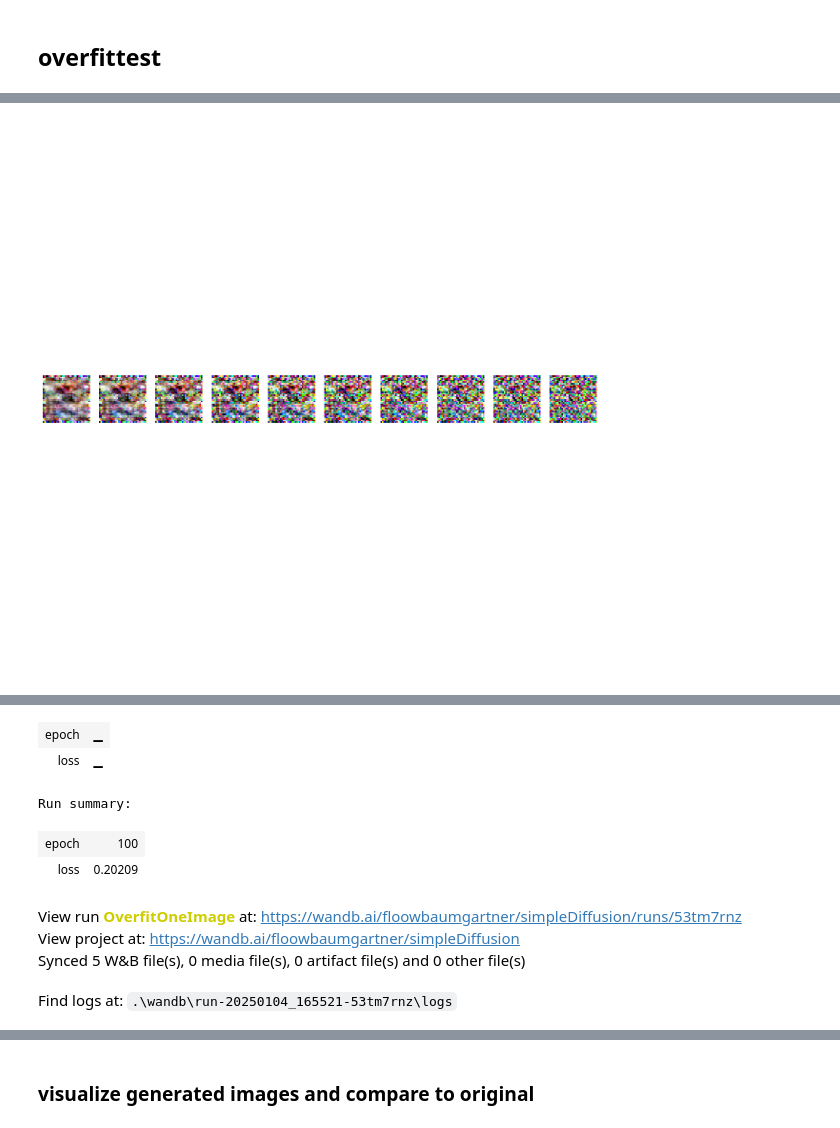
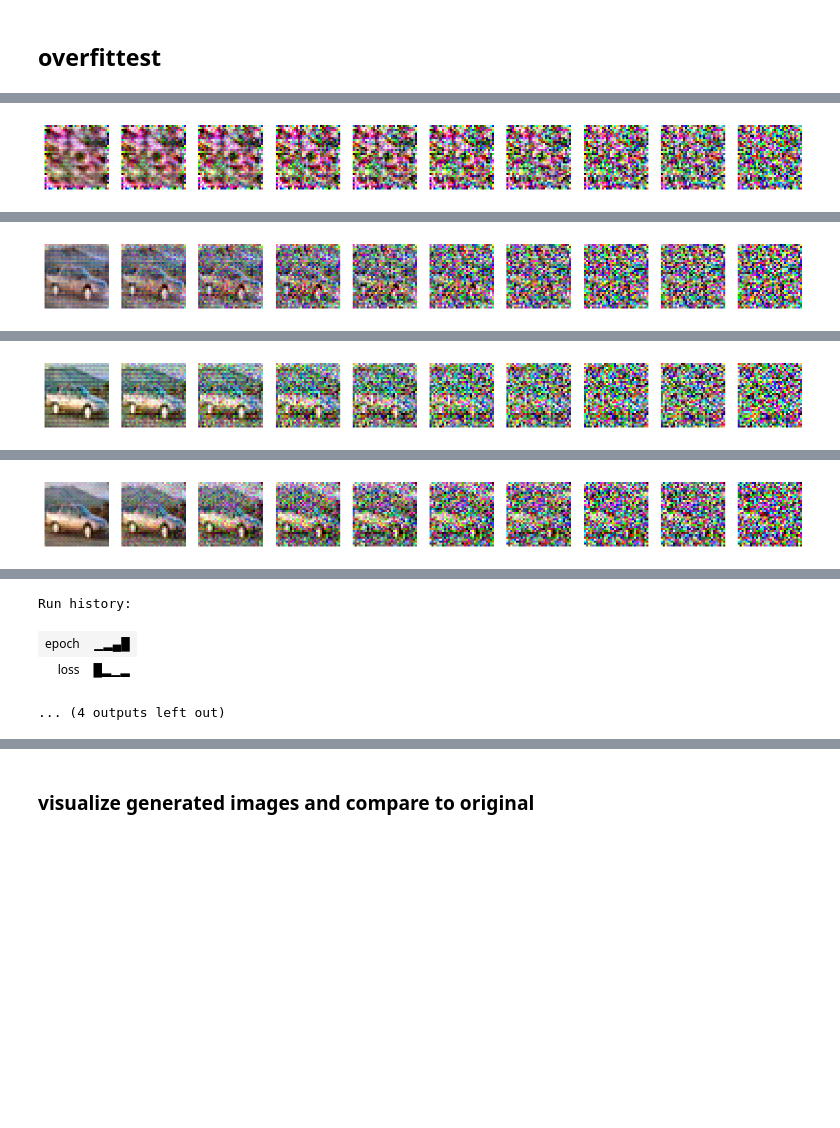
Before and after one commit to FloBaumgartner/cifar10_imgGeneration, a Jupyter notebook: vdl_mc_img-gen_cifar10.ipynb, the cells around one changed output, grey strips where cells are left out. Cells and saved outputs as stored; diff of their text form; code cells hidden in the pictures; blank space fills up the shorter version.

```diff
--- a/vdl_mc_img-gen_cifar10.ipynb
+++ b/vdl_mc_img-gen_cifar10.ipynb
@@ -258,7 +256,7 @@ class SimpleUnet(nn.Module):
         down_channels = (64, 128, 256, 512, 1024)
         up_channels = (1024, 512, 256, 128, 64)
         out_dim = 3
-        time_emb_dim = 128 #changed from 32 and 64
+        time_emb_dim = 256 #changed from 32 and 64 and 128
 
         # Time embedding
         self.time_mlp = nn.Sequential(
@@ -474,7 +472,7 @@ for epoch in tqdm(range(epochs)):
     if epoch % 100 == 0:
         print(f"Epoch {epoch} Loss: {loss.item()}")
 
-        if epoch in {10, 100, 1000, 5000, 10000, 15000, 20000, 25000, 29900}:
+        if epoch in {100, 1000, 5000, 10_000, 12_000}:
             with torch.no_grad():
                 x_gen = sample_plot_image(T,terms["sqrt_one_minus_alphas_cumprod"], terms["sqrt_recip_alphas"], betas, model, terms["posterior_variance"])
 
@@ -490 +488 @@ Epoch 100 Loss: 0.20208749175071716
-[figure, old version]
+[figure, new version]
@@ -491,0 +498 @@ Run history:
+[figure, added]
@@ -491,0 +516 @@ Run history:
+[figure, added]
@@ -491,0 +534 @@ Run history:
+[figure, added]
@@ -492,12 +556,7 @@ Run history:
+Run history:
-| epoch | ▁ |
-| loss | ▁ |
+| epoch | ▁▂▄█ |
+| loss | █▂▁▂ |
-Run summary:
-| epoch | 100 |
-| loss | 0.20209 |
-View run OverfitOneImage at: https://wandb.ai/floowbaumgartner/simpleDiffusion/runs/53tm7rnz
-View project at: https://wandb.ai/floowbaumgartner/simpleDiffusion
-Synced 5 W&B file(s), 0 media file(s), 0 artifact file(s) and 0 other file(s)
-Find logs at: .\wandb\run-20250104_165521-53tm7rnz\logs
+... (4 outputs left out)
 # %%
 def plot_loss(loss_history):
     plt.figure(figsize=(8, 5))
```
Also changed, not shown: parts of 39 cells of this notebook.
